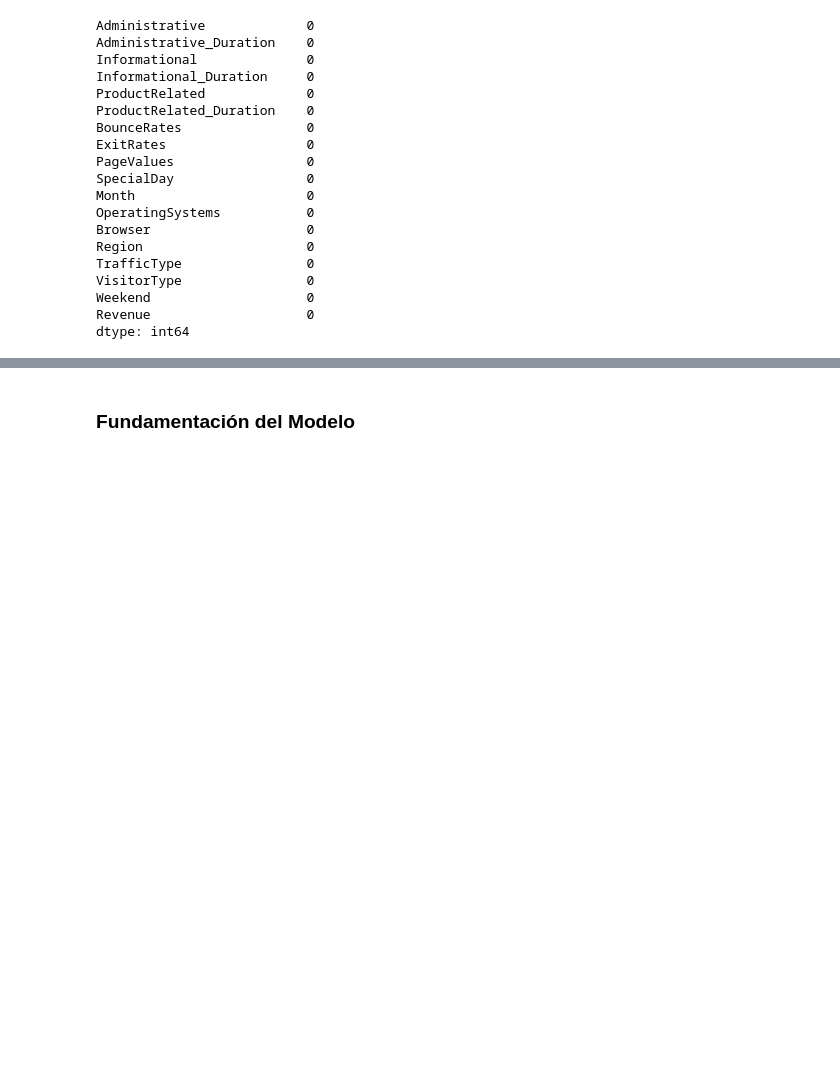
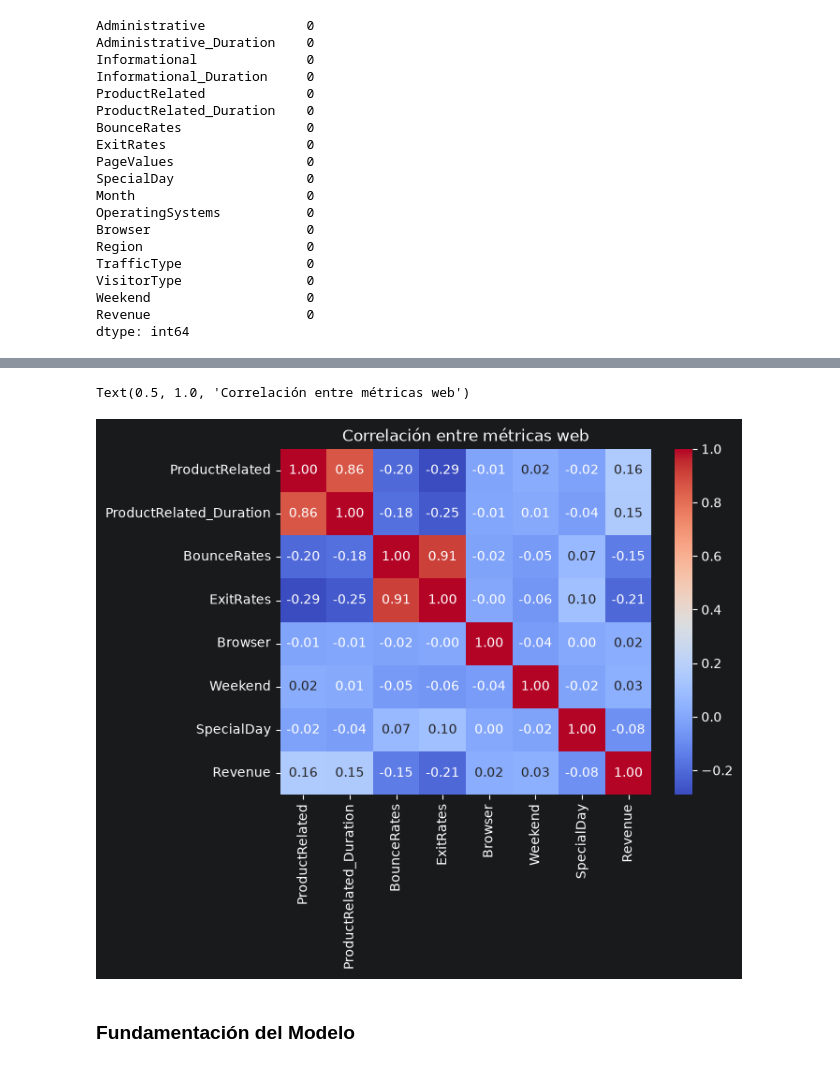
Before and after one commit to ByJuanRod/Actividad-Evaluativa, a Jupyter notebook: modelos_predictivos.ipynb, the cells around one changed output, grey strips where cells are left out. Drawn from its saved outputs; the diff is of its cells as text; code cells hidden in the pictures; blank space fills up the shorter version.

```diff
--- a/modelos_predictivos.ipynb
+++ b/modelos_predictivos.ipynb
@@ -59,3 +152,9 @@ dtype: int64
+# %%
+cols_num = ["ProductRelated", "ProductRelated_Duration","BounceRates","ExitRates","Browser","Weekend","SpecialDay","Revenue"]
+sns.heatmap(df_clasificacion[cols_num].corr(), annot=True, cmap='coolwarm', fmt=".2f").set_title("Correlación entre métricas web")
+# %% [output]
+Text(0.5, 1.0, 'Correlación entre métricas web')
+[figure, added]
 # %% [markdown]
 <h3>Fundamentación del Modelo</h3>
 # %%
```
Also changed, not shown: parts of 22 cells of this notebook.
